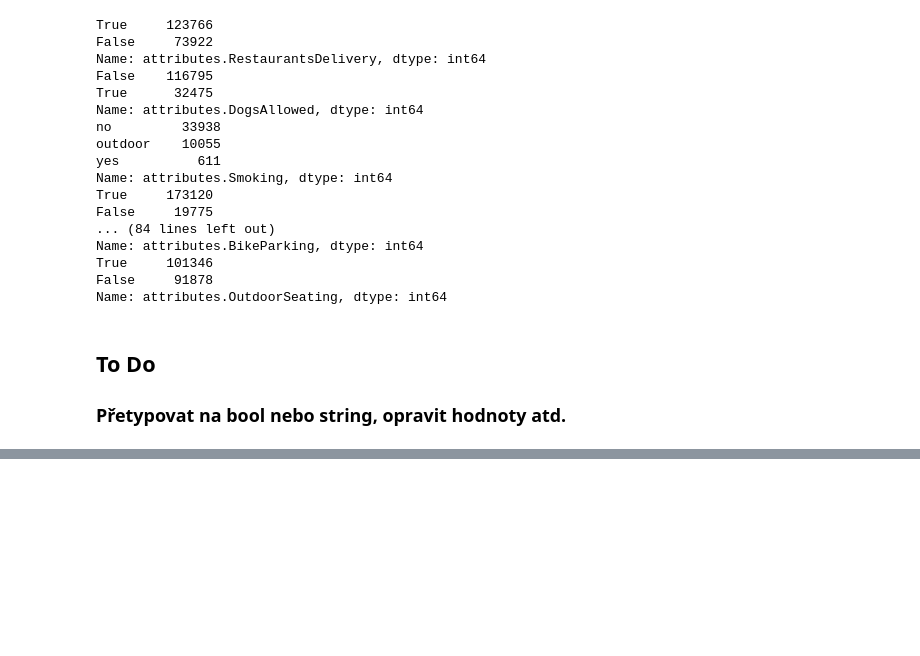
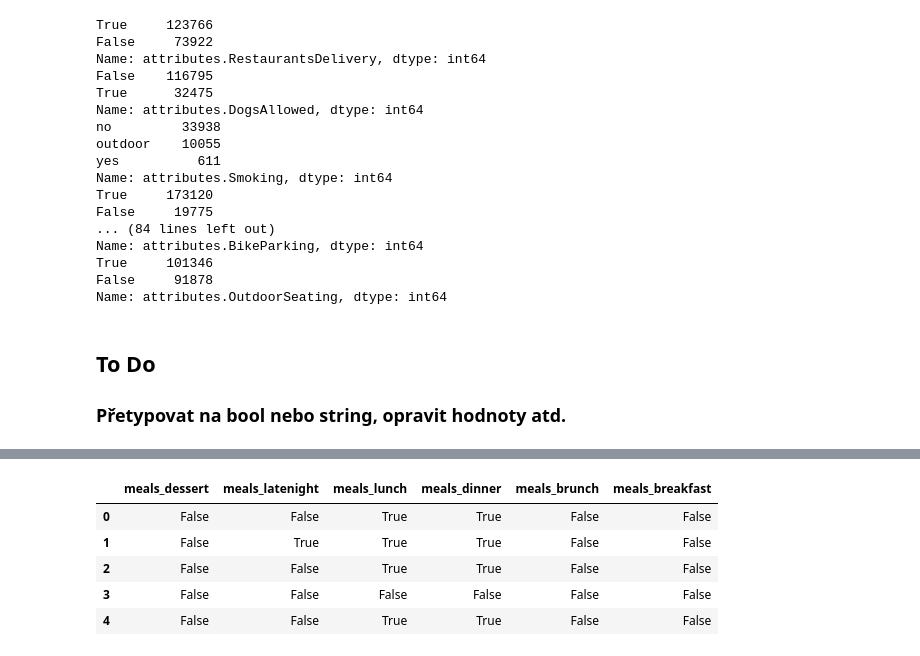
Before and after one commit to DAB-2021/4IZ481_Yelp2, a Jupyter notebook: DataPrep.ipynb, the cells around one changed output, grey strips where cells are left out. Cells and saved outputs as stored; diff of their text form; code cells hidden in the pictures; blank space fills up the shorter version.

```diff
--- a/DataPrep.ipynb
+++ b/DataPrep.ipynb
@@ -538,0 +434,18 @@ Name: attributes.Alcohol, Length: 214874, dtype: object
+# %%
+df['attributes.GoodForMeal'] = df['attributes.GoodForMeal'].replace(np.NaN,
+        "{'dessert': False, 'latenight': False, 'lunch': False, 'dinner': False, 'brunch': False, 'breakfast': False}")
+
+df['attributes.GoodForMeal'] = df['attributes.GoodForMeal'].astype(str)
+df['attributes.GoodForMeal'] = df['attributes.GoodForMeal'].map(lambda x: dict(eval(x)))
+dfGFM = pd.json_normalize(df['attributes.GoodForMeal'])
+dfGFM = dfGFM.fillna(value=np.nan)
+dfGFM = dfGFM.replace(np.nan, False)
+dfGFM = dfGFM.add_prefix('meals_')
+dfGFM.head(5)
+# %% [output]
+|  | meals_dessert | meals_latenight | meals_lunch | meals_dinner | meals_brunch | meals_breakfast |
+| 0 | False | False | True | True | False | False |
+| 1 | False | True | True | True | False | False |
+| 2 | False | False | True | True | False | False |
+| 3 | False | False | False | False | False | False |
+| 4 | False | False | True | True | False | False |
```
Also changed, not shown: parts of 18 cells of this notebook.
